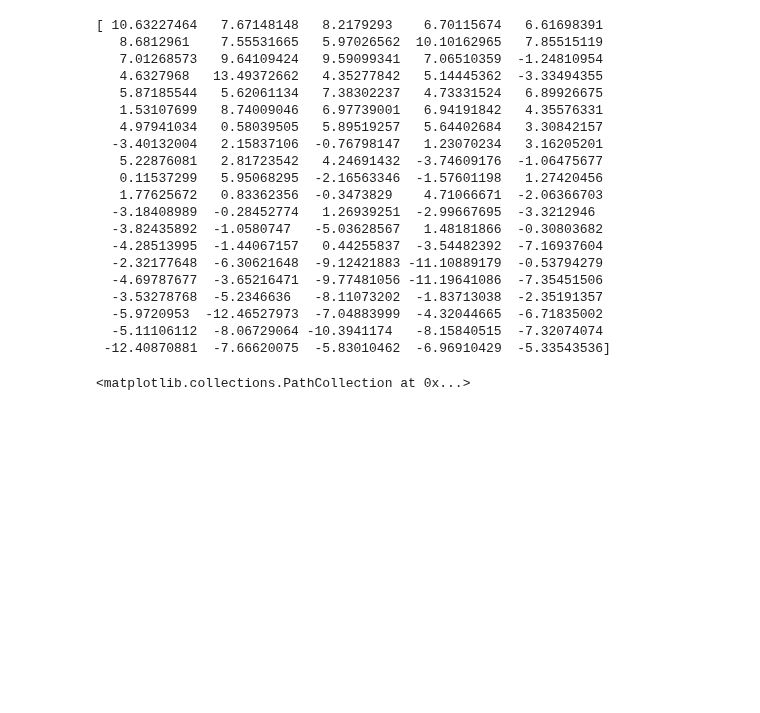
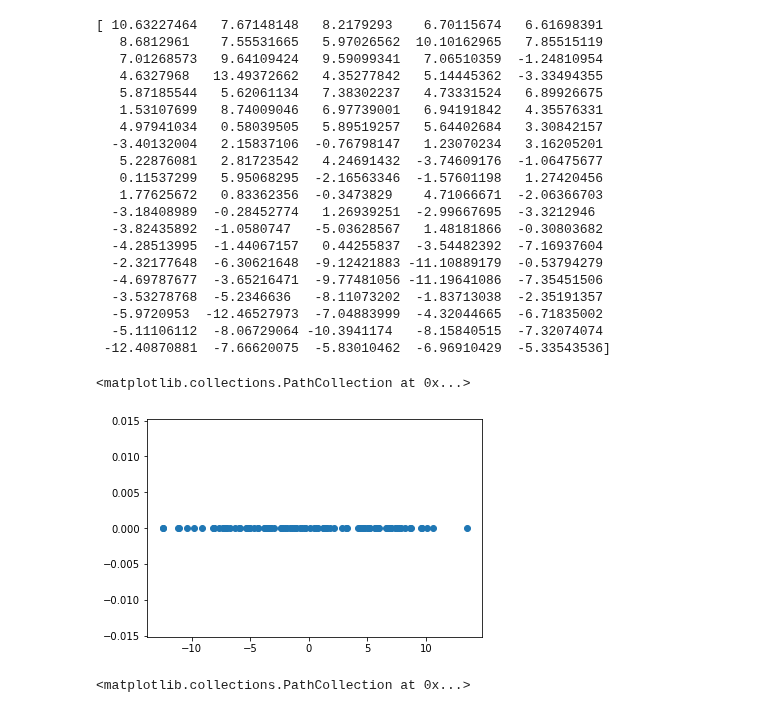
Before and after one commit to danielagda5/MetodosComputacionales202120-1, a Jupyter notebook: Week12/Covarianza.ipynb, the cells around one changed output. Cells and saved outputs as stored; diff of their text form; code cells hidden in the pictures; blank space fills up the shorter version.

```diff
--- a/Week12/Covarianza.ipynb
+++ b/Week12/Covarianza.ipynb
@@ -169,6 +169,11 @@ print(T_Data)
 M = np.zeros((len(T_Data),2))
 M[:,1] = T_Data
 #print(M)
+# %%
+plt.scatter(M[:,1],M[:,0])
+# %% [output]
+<matplotlib.collections.PathCollection at 0x...>
+[figure, added]
 # %%
 # Hacemos la transformada inversa
 new_data = np.dot(vectores, M.T)
```
Also changed, not shown: parts of 6 cells of this notebook, 2 other files.
